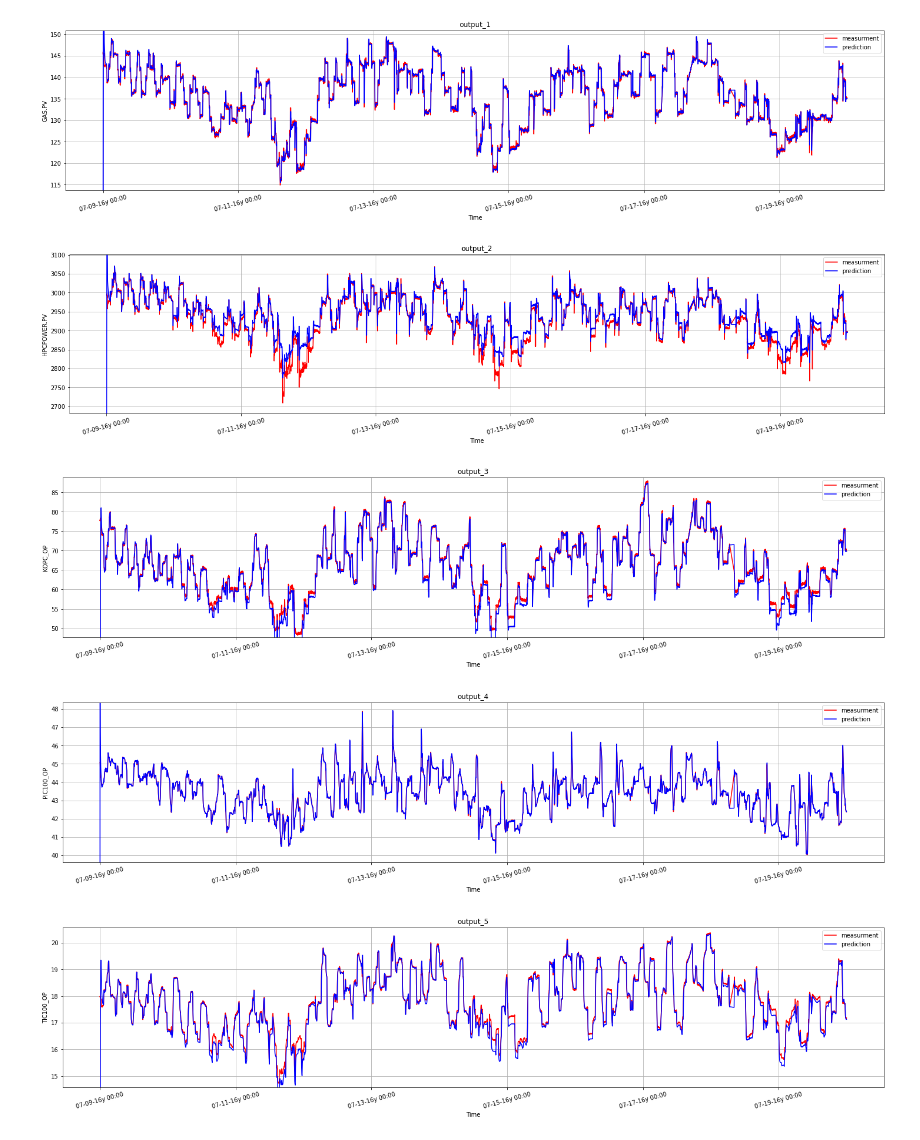
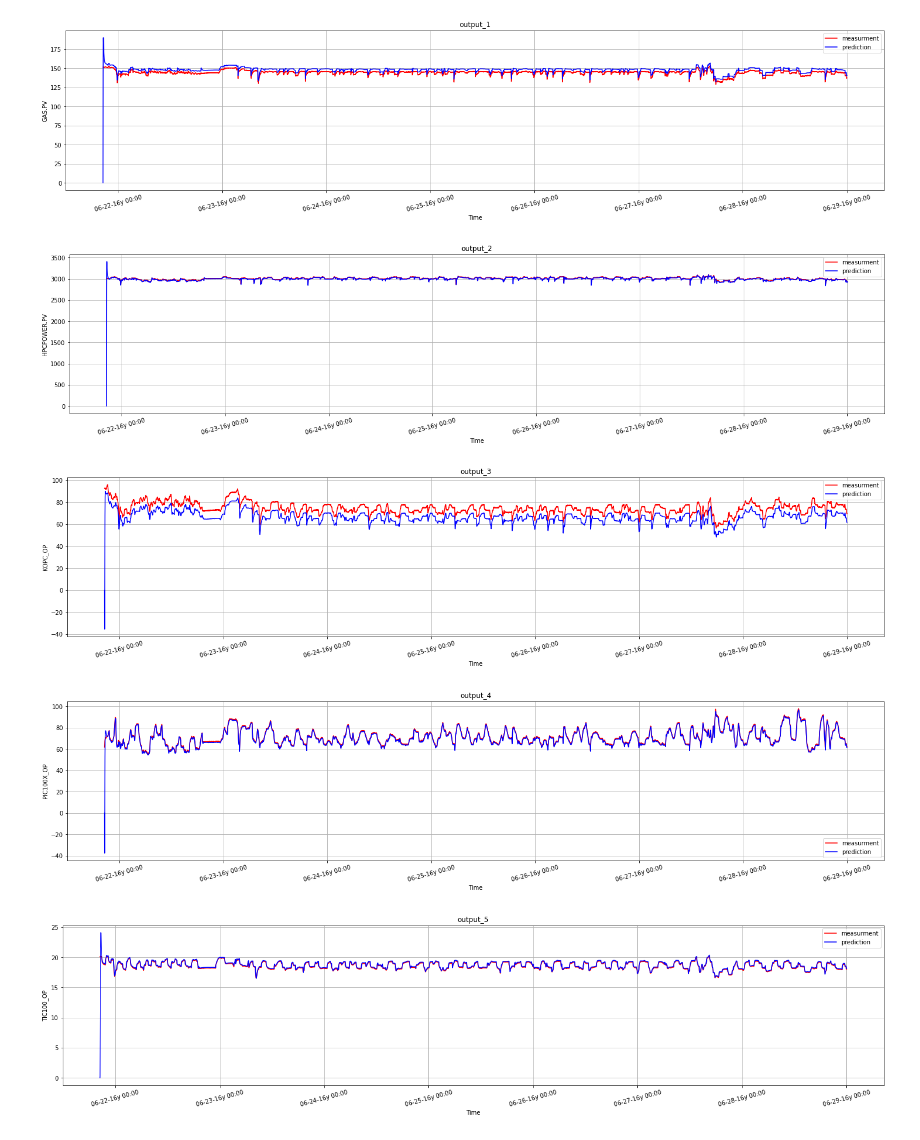
Before and after one commit to Robbie1/sysid, a Jupyter notebook: notebooks/model_id_uptream_june_dataset_HP_section.ipynb, the cells around one changed output. Saved outputs shown, nothing was run; the diff lists cells and outputs as text; code cells hidden in the pictures.

```diff
--- a/notebooks/model_id_uptream_june_dataset_HP_section.ipynb
+++ b/notebooks/model_id_uptream_june_dataset_HP_section.ipynb
@@ -6,6 +7,6 @@ import plots
 # %%
 #load spteptest data from a TSV file
-file = r'..\data\upstream_june_extracted.txt'
-step_test_data = pd.read_table(file,header=[0, 1,2],index_col=[0], parse_dates=[0])
-step_test_data.tail()
+file = r'..\data\hp.csv'
+step_test_data = pd.read_csv(file,header=[0, 1,2],index_col=[0], parse_dates=[0])
+step_test_data.head()
 # %% [output]
@@ -20,7 +21,7 @@ step_test_data.tail()
 # %%
 #slice data for model identification case
-start = '2016-07-01 04:00:00'
-end = '2016-07-04 03:59:00'
+start = '2016-06-21 20:31:00'
+end = '2016-07-19 18:00:00'
 step_test = step_test_data.loc[start:end]
 Time = step_test.index
 
@@ -37,7 +38,7 @@ step_test.head()
 # %%
 #select Inputs and Outputs for the model identification case
 inputs = ['KOPC_SP', 'PIC100X_SP', 'TIC100_SP', 'WELL1.OP', 'WELL2.OP', 'WELL3.OP']
-outputs = ['GAS.PV', 'HPCPOWER.PV', 'KOPC_OP', 'PIC100_OP', 'TIC100_OP']
+outputs = ['GAS.PV', 'HPCPOWER.PV', 'KOPC_OP', 'PIC100X_OP','TIC100_OP']
 # %%
 #Convert dataframe to numpy arry.
 u = step_test[inputs].to_numpy().T
@@ -86,10 +96,10 @@ plots.plot_model(model, inputs, outputs, tss=40)
 # %%
-start_time = '2016-07-09 00:00:00'
-end_time = '2016-07-20 00:00:00'
-plots.plot_comparison(step_test_data, model, inputs, outputs, start_time, end_time, plt_input=True, scale_plt=True)
+start_time = start
+end_time = '2016-06-29 00:00:00'
+plots.plot_comparison(step_test_data, model, inputs, outputs, start_time, end_time, plt_input=False, scale_plt=False)
 # %% [output]
-[figure, old version]
+[figure, new version]
-[figure, old version]
+[figure, new version]
-[figure, old version]
+[figure, new version]
-[figure, old version]
+[figure, new version]
-[figure, old version]
+[figure, new version]
```
Also changed, not shown: parts of 8 cells of this notebook, 10 other files.
